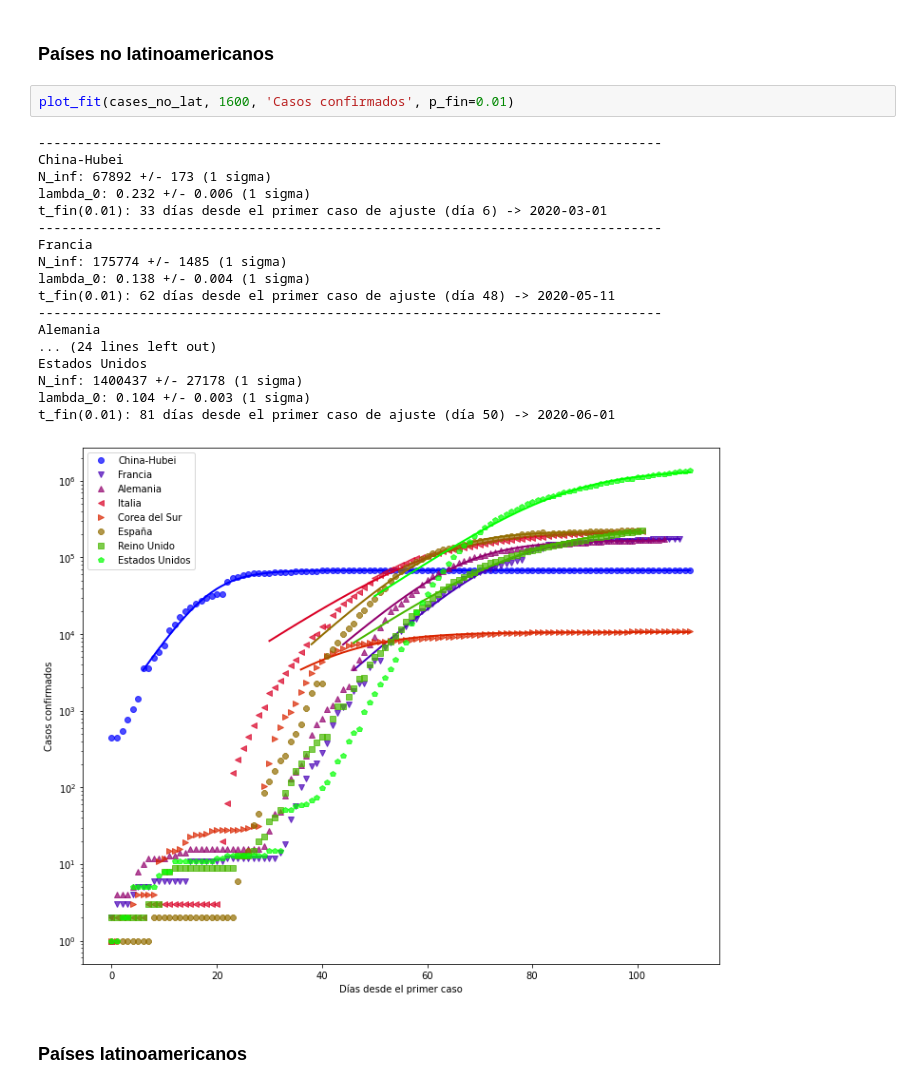
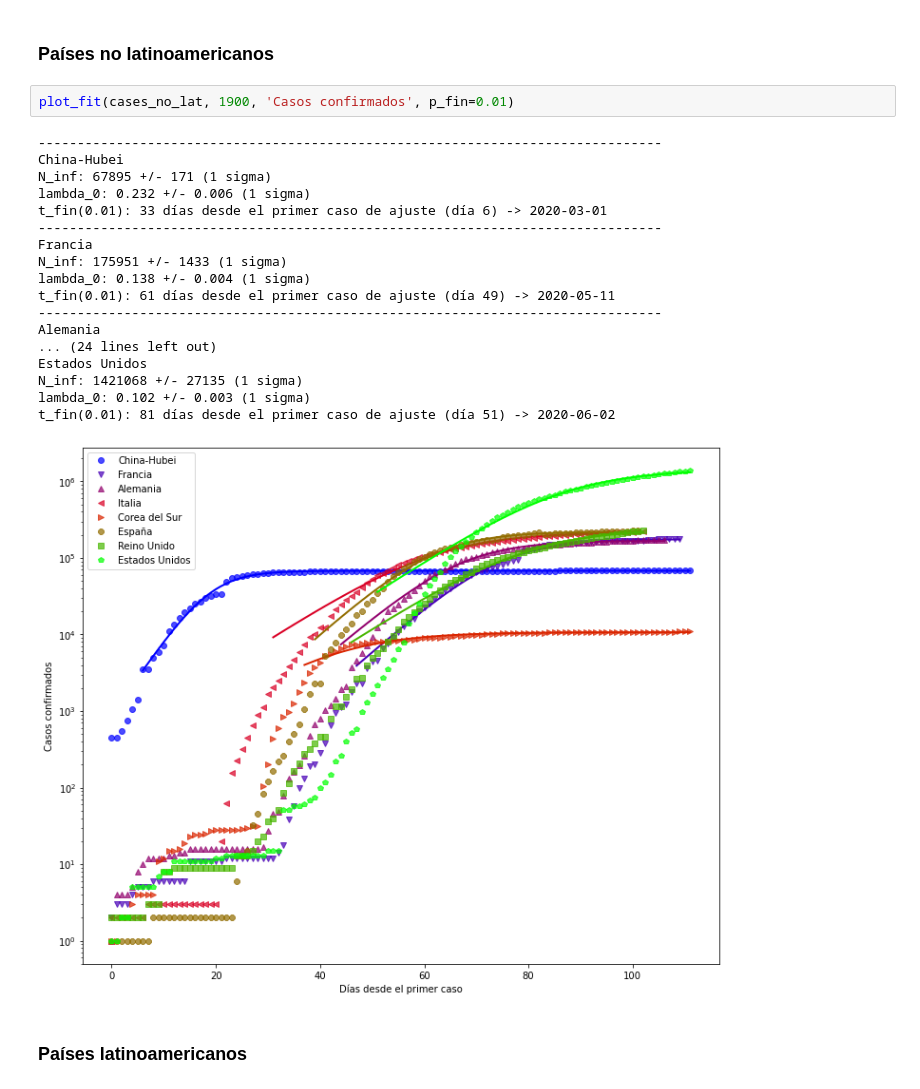
Before and after one commit to manuxch/logistic-covid19, a Jupyter notebook: Logistic_model_COVID-19.ipynb, the cells around one changed output. Drawn from its saved outputs; the diff is of its cells as text.

```diff
--- a/Logistic_model_COVID-19.ipynb
+++ b/Logistic_model_COVID-19.ipynb
@@ -180,26 +180,26 @@ El número de casos confirmados se obtiene a partir de los test que se le realiz
 # %% [markdown]
 ### Países no latinoamericanos
 # %%
-plot_fit(cases_no_lat, 1600, 'Casos confirmados', p_fin=0.01)
+plot_fit(cases_no_lat, 1900, 'Casos confirmados', p_fin=0.01)
 # %% [output]
 --------------------------------------------------------------------------------
 China-Hubei
-N_inf: 67892 +/- 173 (1 sigma)
+N_inf: 67895 +/- 171 (1 sigma)
 lambda_0: 0.232 +/- 0.006 (1 sigma)
 t_fin(0.01): 33 días desde el primer caso de ajuste (día 6) -> 2020-03-01
 --------------------------------------------------------------------------------
 Francia
-N_inf: 175774 +/- 1485 (1 sigma)
+N_inf: 175951 +/- 1433 (1 sigma)
 lambda_0: 0.138 +/- 0.004 (1 sigma)
-t_fin(0.01): 62 días desde el primer caso de ajuste (día 48) -> 2020-05-11
+t_fin(0.01): 61 días desde el primer caso de ajuste (día 49) -> 2020-05-11
 --------------------------------------------------------------------------------
 Alemania
 ... (24 lines left out)
 Estados Unidos
-N_inf: 1400437 +/- 27178 (1 sigma)
-lambda_0: 0.104 +/- 0.003 (1 sigma)
-t_fin(0.01): 81 días desde el primer caso de ajuste (día 50) -> 2020-06-01
+N_inf: 1421068 +/- 27135 (1 sigma)
+lambda_0: 0.102 +/- 0.003 (1 sigma)
+t_fin(0.01): 81 días desde el primer caso de ajuste (día 51) -> 2020-06-02
-[figure, old version]
+[figure, new version]
 # %% [markdown]
 ### Países latinoamericanos
 # %%
```
Also changed, not shown: parts of 8 cells of this notebook.
